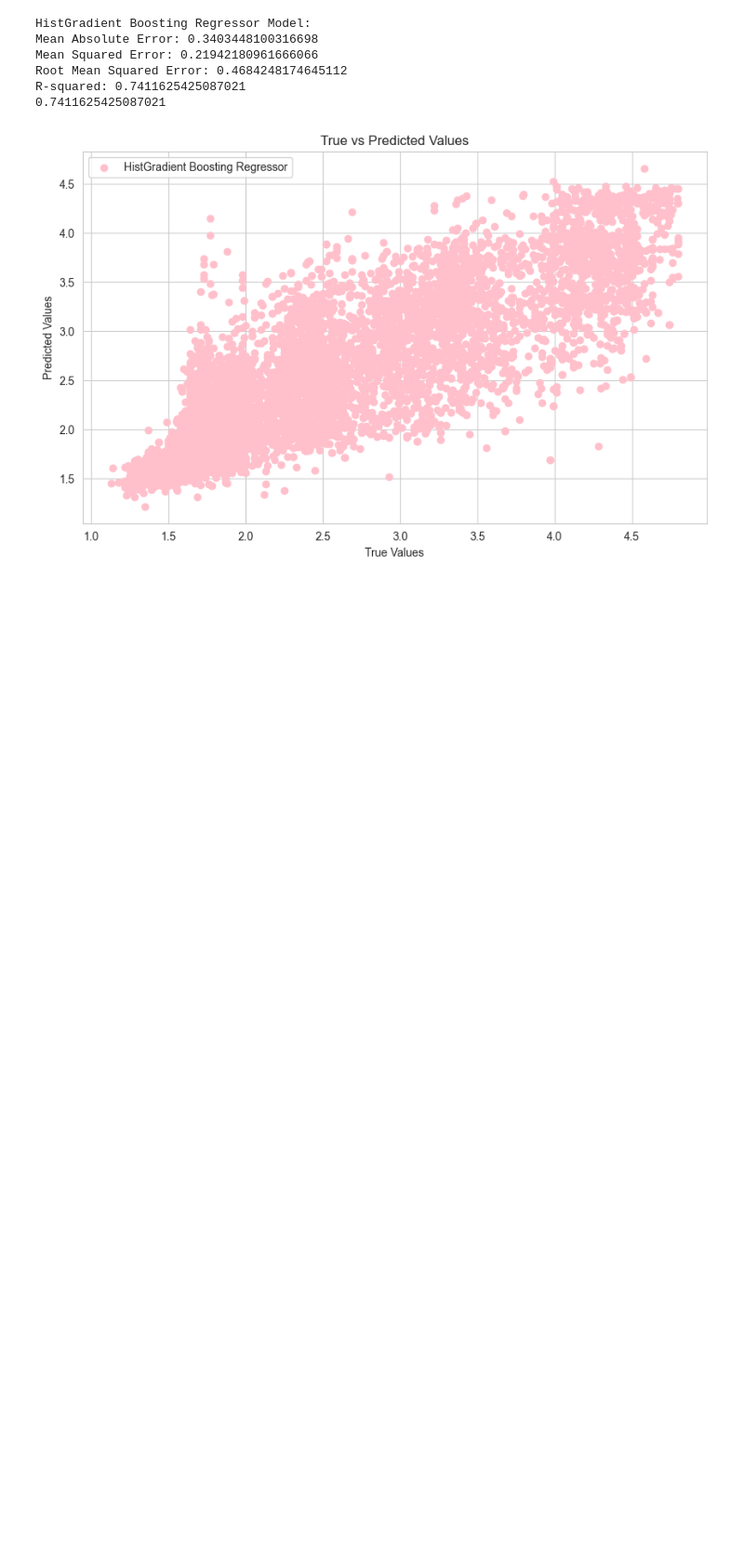
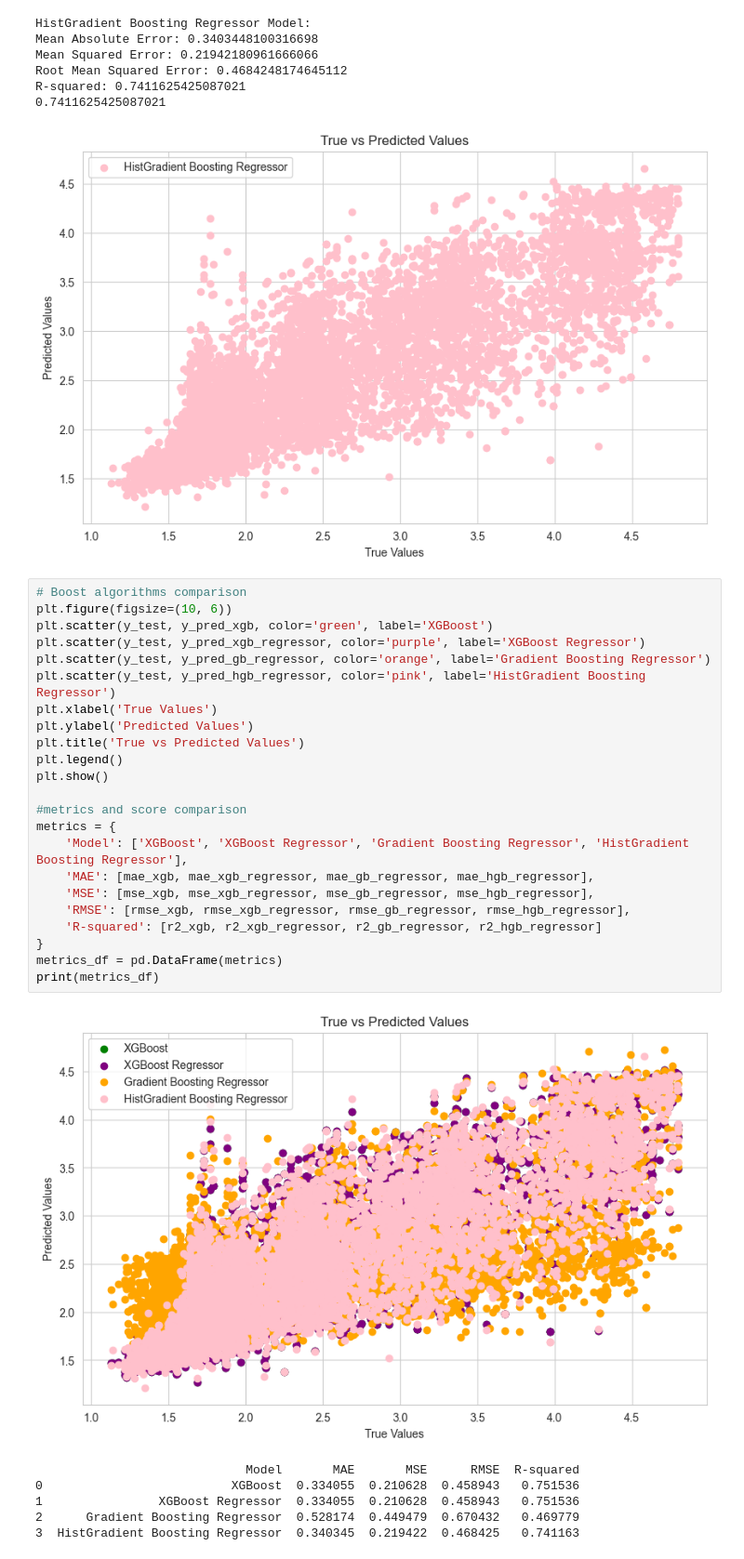
Before and after one commit to zazou-git86/MOS_QOE_Selenium, a Jupyter notebook: MOS_QOE_Selenium.ipynb, the cells around one changed output. Shown at 93% size. Drawn from its saved outputs; the diff is of its cells as text; blank space fills up the shorter version.

Commit message:
Boost comparaison

```diff
--- a/MOS_QOE_Selenium.ipynb
+++ b/MOS_QOE_Selenium.ipynb
@@ -684,3 +684,33 @@ Root Mean Squared Error: 0.4684248174645112
 R-squared: 0.7411625425087021
 0.7411625425087021
 [figure]
+# %%
+# Boost algorithms comparison
+plt.figure(figsize=(10, 6))
+plt.scatter(y_test, y_pred_xgb, color='green', label='XGBoost')
+plt.scatter(y_test, y_pred_xgb_regressor, color='purple', label='XGBoost Regressor')
+plt.scatter(y_test, y_pred_gb_regressor, color='orange', label='Gradient Boosting Regressor')
+plt.scatter(y_test, y_pred_hgb_regressor, color='pink', label='HistGradient Boosting Regressor')
+plt.xlabel('True Values')
+plt.ylabel('Predicted Values')
+plt.title('True vs Predicted Values')
+plt.legend()
+plt.show()
+
+#metrics and score comparison
+metrics = {
+    'Model': ['XGBoost', 'XGBoost Regressor', 'Gradient Boosting Regressor', 'HistGradient Boosting Regressor'],
+    'MAE': [mae_xgb, mae_xgb_regressor, mae_gb_regressor, mae_hgb_regressor],
+    'MSE': [mse_xgb, mse_xgb_regressor, mse_gb_regressor, mse_hgb_regressor],
+    'RMSE': [rmse_xgb, rmse_xgb_regressor, rmse_gb_regressor, rmse_hgb_regressor],
+    'R-squared': [r2_xgb, r2_xgb_regressor, r2_gb_regressor, r2_hgb_regressor]
+}
+metrics_df = pd.DataFrame(metrics)
+print(metrics_df)
+# %% [output]
+[figure, added]
+                             Model       MAE       MSE      RMSE  R-squared
+0                          XGBoost  0.334055  0.210628  0.458943   0.751536
+1                XGBoost Regressor  0.334055  0.210628  0.458943   0.751536
+2      Gradient Boosting Regressor  0.528174  0.449479  0.670432   0.469779
+3  HistGradient Boosting Regressor  0.340345  0.219422  0.468425   0.741163
```
